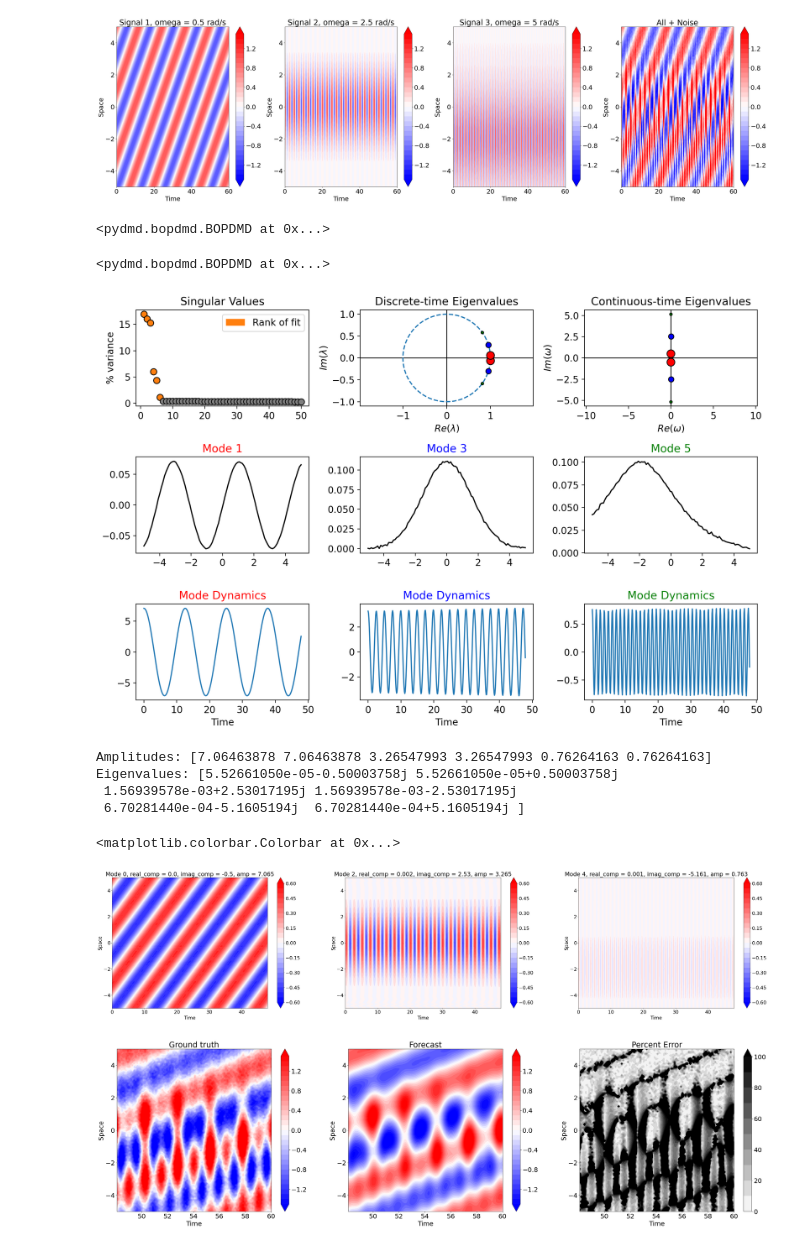
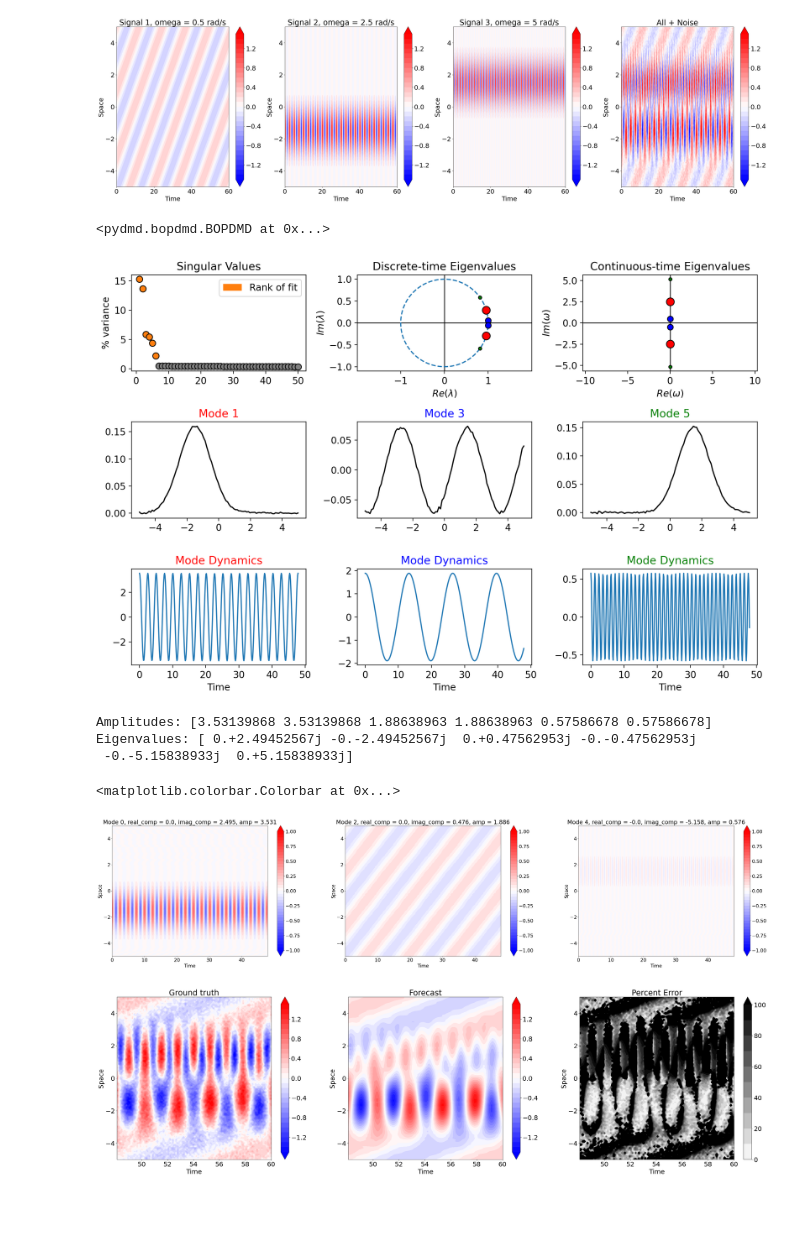
Before and after one commit to ClimeTrend/dmd-toy-dataset, a Jupyter notebook: 03_DMD_on_three_sinusoids.ipynb, the cells around one changed output. Saved outputs shown, nothing was run; the diff lists cells and outputs as text; code cells hidden in the pictures; blank space fills up the shorter version.

Commit message:
update notebook for DMD on 3 sinusoids

```diff
--- a/03_DMD_on_three_sinusoids.ipynb
+++ b/03_DMD_on_three_sinusoids.ipynb
@@ -7,9 +7,9 @@ from matplotlib import pyplot as plt
 import numpy as np
 # %%
 signal_generator = SignalGenerator(x_min=-5, x_max=5, t_max=60)
-signal_generator.add_sinusoid1(omega=0.5, k=1.5)
-signal_generator.add_sinusoid2(omega=2.5)
-signal_generator.add_sinusoid3(omega=5)
+signal_generator.add_sinusoid1(a=2, omega=0.5, k=1.5)
+signal_generator.add_sinusoid2(a=3, omega=2.5, c=1.5, k=0.5)
+signal_generator.add_sinusoid2(a=3, omega=5, c=-1.5, k=0.5)
 signal_generator.add_noise(random_seed=42)
 # %%
 plt.rcParams.update({'font.size': 22})
@@ -51,12 +51,12 @@ plt.colorbar(contour, ax=ax, orientation="vertical")
 
 plt.show()
 # %% [output]
-[figure, old version]
+[figure, new version]
 # %%
 svd_rank = 6
 delay = 2
 # %%
-optdmd = BOPDMD(svd_rank=svd_rank, num_trials=0, use_proj=True)
+optdmd = BOPDMD(svd_rank=svd_rank, num_trials=0, use_proj=True, eig_constraints={"imag", "conjugate_pairs"})
 delay_optdmd = hankel_preprocessing(optdmd, d=delay)
 # %%
 # fit DMD model to 80% of the data
@@ -65,12 +65,6 @@ f_train = signal_generator.signal[:int(train_frac * signal_generator.signal.shap
 t_train = signal_generator.t[:int(train_frac * signal_generator.signal.shape[0])]
 f_test = signal_generator.signal[int(train_frac * signal_generator.signal.shape[0]):, :]
 t_test = signal_generator.t[int(train_frac * signal_generator.signal.shape[0]):]
-# %%
-t_delay = t_train[:-delay+1]
-delay_optdmd.fit(f_train.T, t=t_delay)
-delay_optdmd.fit(f_train.T, t=t_delay)
-# %% [output]
-<pydmd.bopdmd.BOPDMD at 0x...>
 # %%
 t_delay = t_train[:-delay+1]
 delay_optdmd.fit(f_train.T, t=t_delay)
@@ -80,16 +74,15 @@ delay_optdmd.fit(f_train.T, t=t_delay)
 plt.rcParams.update({'font.size': 12})
 plot_summary(delay_optdmd, x=signal_generator.x, d=delay, index_modes=[0, 2, 4])
 # %% [output]
-[figure, old version]
+[figure, new version]
 # %%
 sorted_index = np.argsort(delay_optdmd.amplitudes)[::-1]
 print(f"Amplitudes: {delay_optdmd.amplitudes[sorted_index]}")
 print(f"Eigenvalues: {delay_optdmd.eigs[sorted_index]}")
 # %% [output]
-Amplitudes: [7.06463878 7.06463878 3.26547993 3.26547993 0.76264163 0.76264163]
-Eigenvalues: [5.52661050e-05-0.50003758j 5.52661050e-05+0.50003758j
- 1.56939578e-03+2.53017195j 1.56939578e-03-2.53017195j
- 6.70281440e-04-5.1605194j  6.70281440e-04+5.1605194j ]
+Amplitudes: [3.53139868 3.53139868 1.88638963 1.88638963 0.57586678 0.57586678]
+Eigenvalues: [ 0.+2.49452567j -0.-2.49452567j  0.+0.47562953j -0.-0.47562953j
+ -0.-5.15838933j  0.+5.15838933j]
 # %%
 eigs = delay_optdmd.eigs[sorted_index]
 modes = delay_optdmd.modes[:, sorted_index]
@@ -110,38 +103,38 @@ fig = plt.figure(figsize=(50, 10))
 
 which_modes = [0, 2, 4]
 
-vmin = -0.6; vmax = 0.6
+vmin = -1; vmax = 1
 levels = np.arange(vmin, vmax+0.05, 0.05)
 
 X, T = np.meshgrid(signal_generator.x, t_train)
 
 
 ax = fig.add_subplot(1, 3, 1)
 reconstruction = reconstruct(modes[:, which_modes[0]], eigs[which_modes[0]], amps[which_modes[0]])
 contour = ax.contourf(T, X, reconstruction.T, levels=levels, cmap='bwr', extend='both')
 plt.xlabel('Time')
 plt.ylabel('Space')
 plt.title(f'Mode {which_modes[0]}, real_comp = {np.round(eigs[which_modes[0]].real, 3)}, imag_comp = {np.round(eigs[which_modes[0]].imag, 3)}, amp = {np.round(amps[which_modes[0]], 3)}')
 plt.colorbar(contour, ax=ax, orientation="vertical")
 
 ax = fig.add_subplot(1, 3, 2)
 reconstruction = reconstruct(modes[:, which_modes[1]], eigs[which_modes[1]], amps[which_modes[1]])
 contour = ax.contourf(T, X, reconstruction.T, levels=levels, cmap='bwr', extend='both')
 plt.xlabel('Time')
 plt.ylabel('Space')
 plt.title(f'Mode {which_modes[1]}, real_comp = {np.round(eigs[which_modes[1]].real, 3)}, imag_comp = {np.round(eigs[which_modes[1]].imag, 3)}, amp = {np.round(amps[which_modes[1]], 3)}')
 plt.colorbar(contour, ax=ax, orientation="vertical")
 
 ax = fig.add_subplot(1, 3, 3)
 reconstruction = reconstruct(modes[:, which_modes[2]], eigs[which_modes[2]], amps[which_modes[2]])
 contour = ax.contourf(T, X, reconstruction.T, levels=levels, cmap='bwr', extend='both')
 plt.xlabel('Time')
 plt.ylabel('Space')
 plt.title(f'Mode {which_modes[2]}, real_comp = {np.round(eigs[which_modes[2]].real, 3)}, imag_comp = {np.round(eigs[which_modes[2]].imag, 3)}, amp = {np.round(amps[which_modes[2]], 3)}')
 plt.colorbar(contour, ax=ax, orientation="vertical")
 # %% [output]
 <matplotlib.colorbar.Colorbar at 0x...>
-[figure, old version]
+[figure, new version]
 # %%
 forecast = delay_optdmd.forecast(t_test)
 forecast = forecast[:signal_generator.x.shape[0], :]  # note than need to do this because of the time delay embedding
@@ -184,4 +177,4 @@ plt.colorbar(contour, ax=ax, orientation="vertical")
 
 plt.show()
 # %% [output]
-[figure, old version]
+[figure, new version]
```
